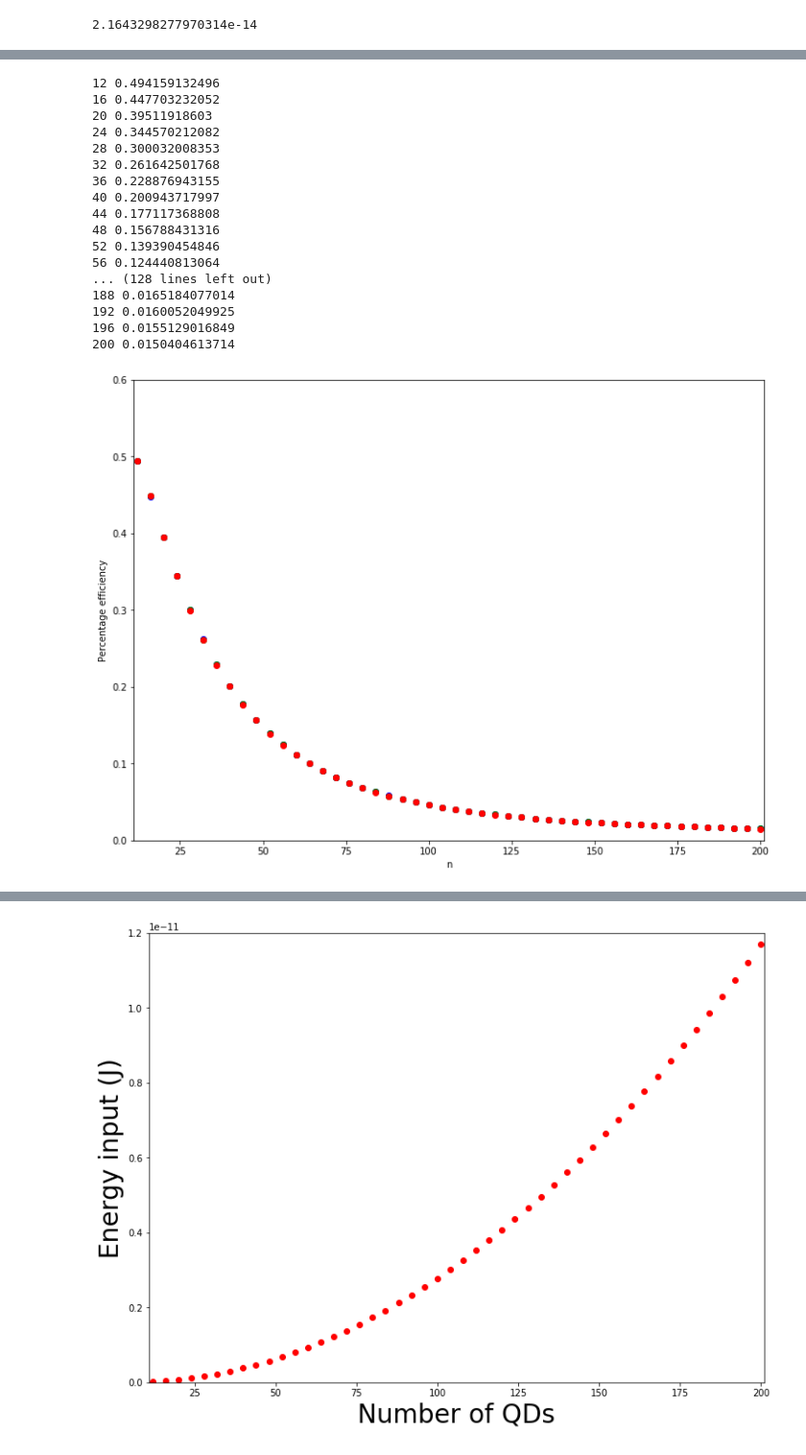
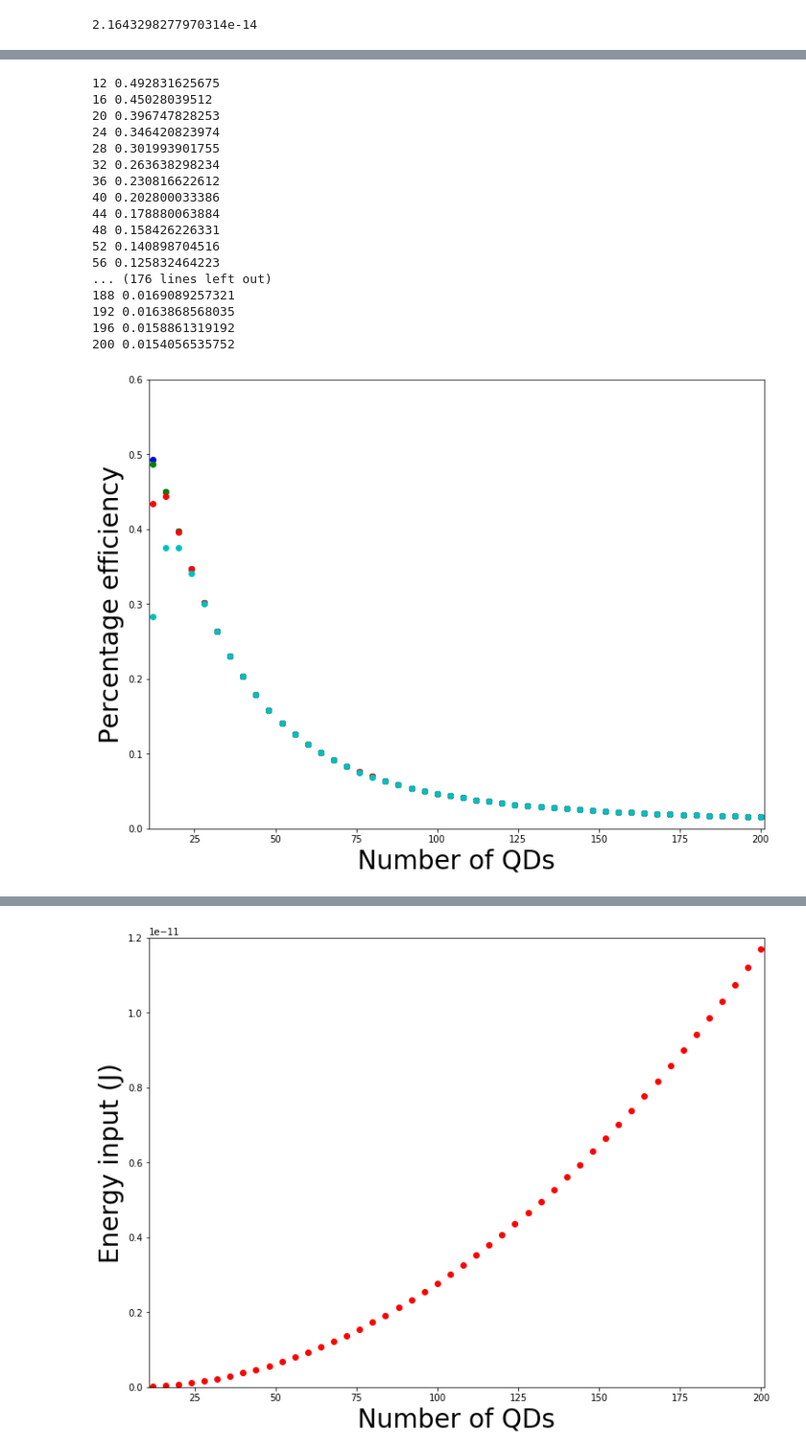
Before and after one commit to Paul-Burdekin/Final-codes, a Jupyter notebook: dm efficiency vs n.ipynb, the cells around one changed output, grey strips where cells are left out. Shown: that part at 96% size. Cells and saved outputs as stored; diff of their text form; code cells hidden in the pictures.

```diff
--- a/dm efficiency vs n.ipynb
+++ b/dm efficiency vs n.ipynb
@@ -15,14 +15,14 @@ m_e = 9.10938356e-31 #electron mass [kg]
 # %%
 """Material dependant constants:"""
 '''Fluid'''
-fluid_density_list = [0.164, 1.205, 1.98] #He, air, CO2
-eta_list = [1.96e-5, 1.81e-5, 1.47e-5] #shear viscosity = kinematic viscosity * denisty of fluid
-eps_list = [eps0, 3*eps0, 5*eps0] #permitivity
-k_list = [1/(4*math.pi*eps_list[0]), 1/(4*math.pi*eps_list[1]), 1/(4*math.pi*eps_list[2])]
-lp_list = [17.5e-3, 6.7e-3, 4e-3]
+fluid_density_list = [1, 1, 1, 1] #He, CO2, Argon, Water
+eta_list = [1e-5, 3e-5, 5e-5, 10e-5] #shear viscosity = kinematic viscosity * denisty of fluid
+eps_list = [1*eps0, 1*eps0, 1*eps0, 1*eps0] #permitivity
+k_list = [1/(4*math.pi*eps_list[0]), 1/(4*math.pi*eps_list[1]), 1/(4*math.pi*eps_list[2]), 1/(4*math.pi*eps_list[3])]
+lp_list = [1e-3, 1e-3, 1e-3, 1e-3]
 pressure = 101.325e3
 temp = 298.15
-A1_list = [1.277, 1.207, 1.15]
+A1_list = [1, 1, 1, 1]
 
 '''QDs'''
 #(InAs/GaAs QDs)
@@ -228,7 +226,7 @@ def time_step(inertia, torque, v_ang):
 def Charging_voltage_QD( n, e, Cdot):
     """Constant voltage required to maintain QD charge"""
     QDs = quantum_dots(n,e, noc) #calls function to initialize QDs
-    voltage = ( QDs[0][3]/(2*Cdot) ) #voltage needed to add one electron
+    voltage = ( e/(2*Cdot) ) #voltage needed to add one electron
     return voltage
 
 def QD_capacitance( eps, d):
@@ -248,9 +246,9 @@ def Dot_charging_time( Rt, Cdot):
 def Input_energy (n, e, Cdot, Rt, h, m_eeff, diam, E_g, m_heff, noc, cap_vol, R_c):
     """Input power for each step"""
     #for capacitor charging
-    E_cC = (PCs[0][3] * cap_vol)
+    E_cC = 0.5*n*PCs[0][3] * cap_vol
     #for -ve charged dots, energy corresponds to that needed to the required voltage to cause electrons to tunnel into the dot
-    E_cQD = (Charging_voltage_QD( n, e, Cdot) * noc * e )
+    E_cQD = 0.5* n*Charging_voltage_QD( n, e, Cdot) * noc * e
     #for +ve charged dots, energy corresponds to laser energy plus voltage emergy to make electrons tunnel out of the dot
     #laser energy depends on bandgap/energy level seperation
     if (noc % 2 == 0):
@@ -258,10 +256,10 @@ def Input_energy (n, e, Cdot, Rt, h, m_eeff, diam, E_g, m_heff, noc, cap_vol, R_
     else:
         J = (noc + 1)/2
 
-    E_l = E_g + ((h**2)*J/(8*m_eeff*(diam**2))) + ((h**2)*J/(8*m_heff*(diam**2)))
+    E_l = 0.25*n*(E_g + ((h**2)*J/(8*m_eeff*(diam**2))) + ((h**2)*J/(8*m_heff*(diam**2))))
     #print( E_cQD )
     #print( E_cC )
-    E_intotal = (E_l * (n/4)) + ( (n/2) * (E_cQD + E_cC) )
+    E_intotal = E_l  + E_cQD + E_cC
     return E_intotal
 
 def Output_power(angv, torque):
@@ -451,7 +446,8 @@ bx1.set_ylim( 0 , 1e-13 )
 bx1.set_xlim( startN-1 , N )
 bx2 = fig2.add_subplot(111)
 bx3 = fig2.add_subplot(111)
-bx_list = [bx1, bx2, bx3]
+bx4 = fig2.add_subplot(111)
+bx_list = [bx1, bx2, bx3, bx4]
 
 i=0
 tor = []
@@ -504,8 +500,8 @@ for element in fluid_density_list:
     j=0
     for n in np.arange(startN, N, 4):
         params = [ ( (constant_list[j]*(Rp_list[j]-(r_list[j]/4))/2)/(I_list[j]) ) , ( A_list[j]/(I_list[j]) ), ( B_list[j]/(I_list[j]) ), ( C_list[j]/(I_list[j]) ), (D_list[j]/(I_list[j]) ), ( E_list[j]/(I_list[j]) ), ( F_list[j]/(I_list[j]) ), ( G_list[j]/(I_list[j]) ), ( H_list[j]/(I_list[j]) ), ( J_list[j]/(I_list[j]) ), ( K_list[j]/(I_list[j]) ), (L_list[j]/(I_list[j]) ) ]
-        tStop = 3
-        tInc = 1e-5
+        tStop = 1e-2
+        tInc = 1e-7
         t_array = np.arange( 0, tStop, tInc)
         sol = odeint( solvr, [0,0], t_array, args=(params,) )
         keep_j = 0
@@ -599,45 +592,46 @@ for n in np.arange(startN, N, 4):
 # %%
 fig1 = plt.figure(figsize=(12, 9))
 ax1 = fig1.add_subplot(111)
 ax1.set_xlabel('Number of QDs', fontsize ='28')
 ax1.set_ylabel('Percentage efficiency', fontsize ='28')
 ax1.set_ylim( 0 , 0.6 )
 ax1.set_xlim( startN-1 , N )
 ax2 = fig1.add_subplot(111)
 ax3 = fig1.add_subplot(111)
-ax_list = [ax1, ax2, ax3]
+ax4 = fig1.add_subplot(111)
+ax_list = [ax1, ax2, ax3, ax4]
 
 i=0
 for element in fluid_density_list:
     E_OUT_list = E_OUTbig_list[i]
     eff_percent_list = []
     j=0
     for n in np.arange(startN, N, 4):
         eff = efficiency( E_in_list[j], E_OUT_list[j] )
         print ( n, eff*100 )
         eff_percent_list.append( eff*100 )
         ax_list[i].scatter( n_list[j], eff_percent_list[j], color= color_list[i] )
         j+=1
     i+=1
 # %% [output]
-12 0.494159132496
-16 0.447703232052
-20 0.39511918603
-24 0.344570212082
-28 0.300032008353
-32 0.261642501768
-36 0.228876943155
-40 0.200943717997
-44 0.177117368808
-48 0.156788431316
-52 0.139390454846
-56 0.124440813064
-... (128 lines left out)
-188 0.0165184077014
-192 0.0160052049925
-196 0.0155129016849
-200 0.0150404613714
+12 0.492831625675
+16 0.45028039512
+20 0.396747828253
+24 0.346420823974
+28 0.301993901755
+32 0.263638298234
+36 0.230816622612
+40 0.202800033386
+44 0.178880063884
+48 0.158426226331
+52 0.140898704516
+56 0.125832464223
+... (176 lines left out)
+188 0.0169089257321
+192 0.0163868568035
+196 0.0158861319192
+200 0.0154056535752
-[figure, old version]
+[figure, new version]
 # %%
 i=0
 for element in E_in_list:
```
Also changed, not shown: parts of 13 cells of this notebook.
